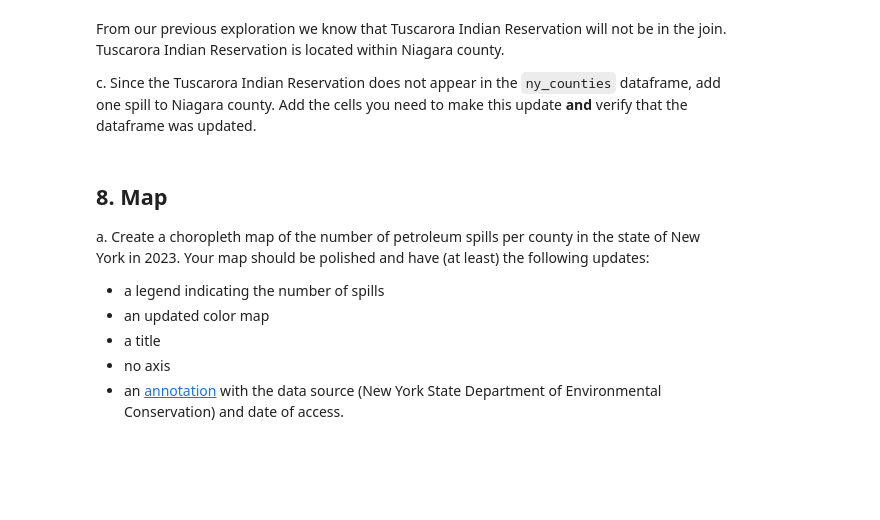
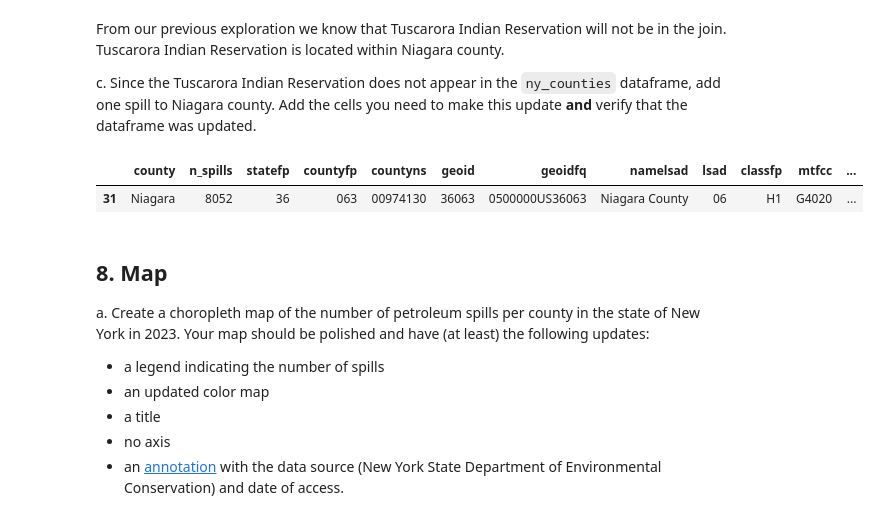
Before and after one commit to haylee360/eds220-hwk3, a Jupyter notebook: hwk3-task2-oil-spills-oyler.ipynb, the cells around one changed output. Drawn from its saved outputs; the diff is of its cells as text; code cells hidden in the pictures; blank space fills up the shorter version.

```diff
--- a/hwk3-task2-oil-spills-oyler.ipynb
+++ b/hwk3-task2-oil-spills-oyler.ipynb
@@ -550,5 +550,5 @@ spills_per_county.head()
 # %%
 # Fix name of the St. Lawrence county
-spills_per_county.at['St Lawrence', 'county'] = 'St. Lawrence'
+spills_per_county.at[70, 'county'] = 'St. Lawrence'
 # %%
 # Check that the name was updated
@@ -594,0 +577,7 @@ c. Since the Tuscarora Indian Reservation does not appear in the `ny_counties` d
+# %%
+# c.
+# Find the location of Niagara in the data frame
+ny_counties.loc[ny_counties['county'] == 'Niagara', :]
+# %% [output]
+|  | county | n_spills | statefp | countyfp | countyns | geoid | geoidfq | namelsad | lsad | classfp | mtfcc | ... |
+| 31 | Niagara | 8052 | 36 | 063 | 00974130 | 36063 | 0500000US36063 | Niagara County | 06 | H1 | G4020 | ... |
```
Also changed, not shown: parts of 8 cells of this notebook, 1 other file.
